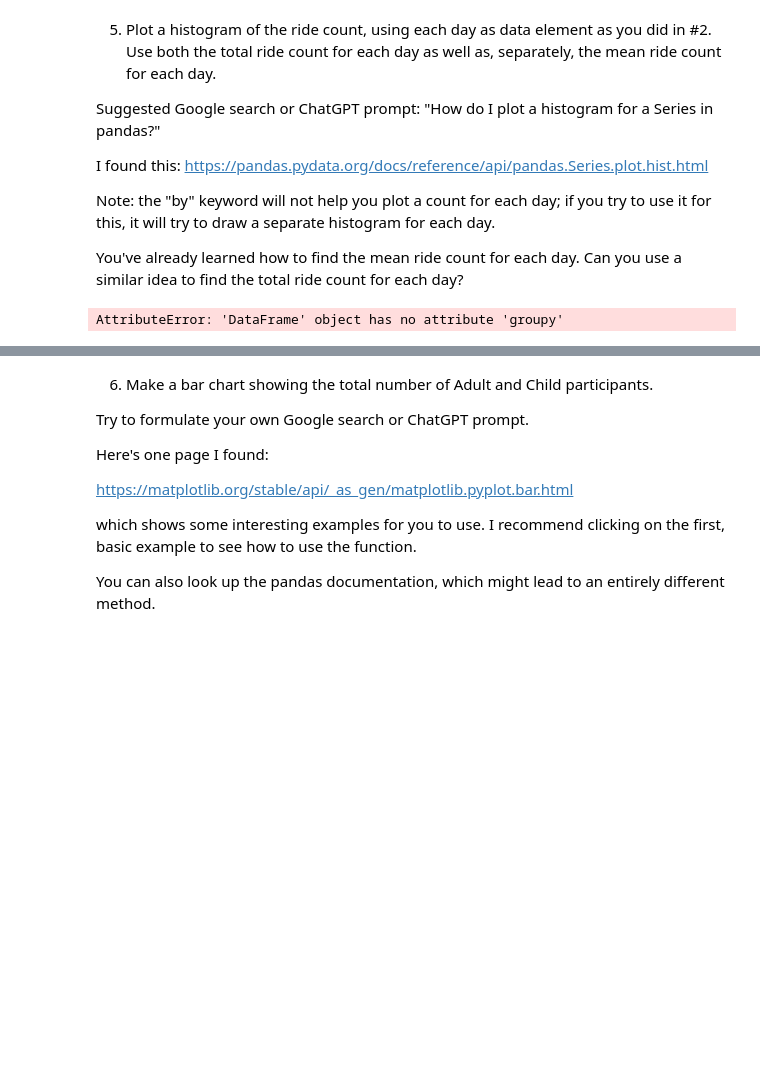
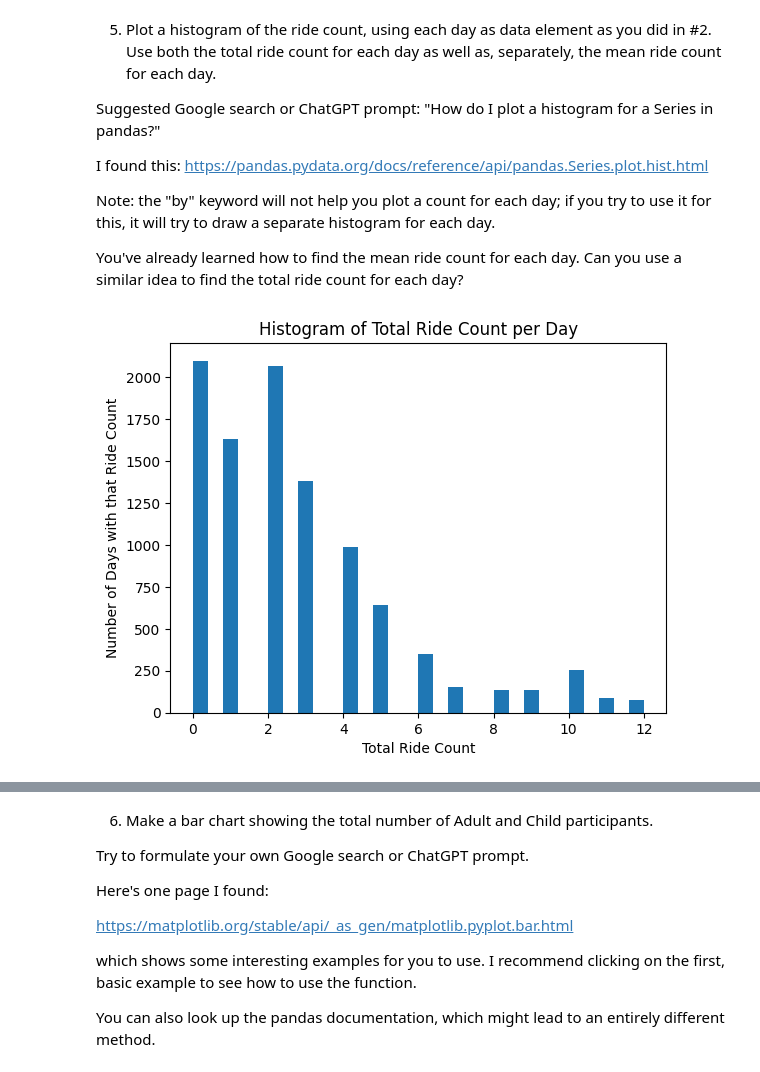
Before and after one commit to Haleymussary00/Module-B-semester-2, a Jupyter notebook: Week3.ipynb, the cells around one changed output, grey strips where cells are left out. Drawn from its saved outputs; the diff is of its cells as text; code cells hidden in the pictures; blank space fills up the shorter version.

```diff
--- a/Week3.ipynb
+++ b/Week3.ipynb
@@ -411,8 +411,7 @@ I found this: https://pandas.pydata.org/docs/reference/api/pandas.Series.plot.hi
 Note: the "by" keyword will not help you plot a count for each day; if you try to use it for this, it will try to draw a separate histogram for each day.
 
 You've already learned how to find the mean ride count for each day.  Can you use a similar idea to find the total ride count for each day?
-# %%
-sns.histplot(df.groupy('VisitDate').count()['MartianRide'])
-;
-# %% [output]
-AttributeError: 'DataFrame' object has no attribute 'groupy'
+# %%
+# Compute daily totals and means
+mean_per_day = ride_columns.mean(axis=1)
+total_per_day = ride_columns.sum(axis=1)
@@ -418,0 +420,11 @@ AttributeError: 'DataFrame' object has no attribute 'groupy'
+# %%
+# Plot total per day
+
+plt.figure()
+plt.hist(total_per_day, bins=30)
+plt.title("Histogram of Total Ride Count per Day")
+plt.xlabel("Total Ride Count")
+plt.ylabel("Number of Days with that Ride Count")
+plt.show()
+# %% [output]
+[figure, added]
```
Also changed, not shown: parts of 2 cells of this notebook.
